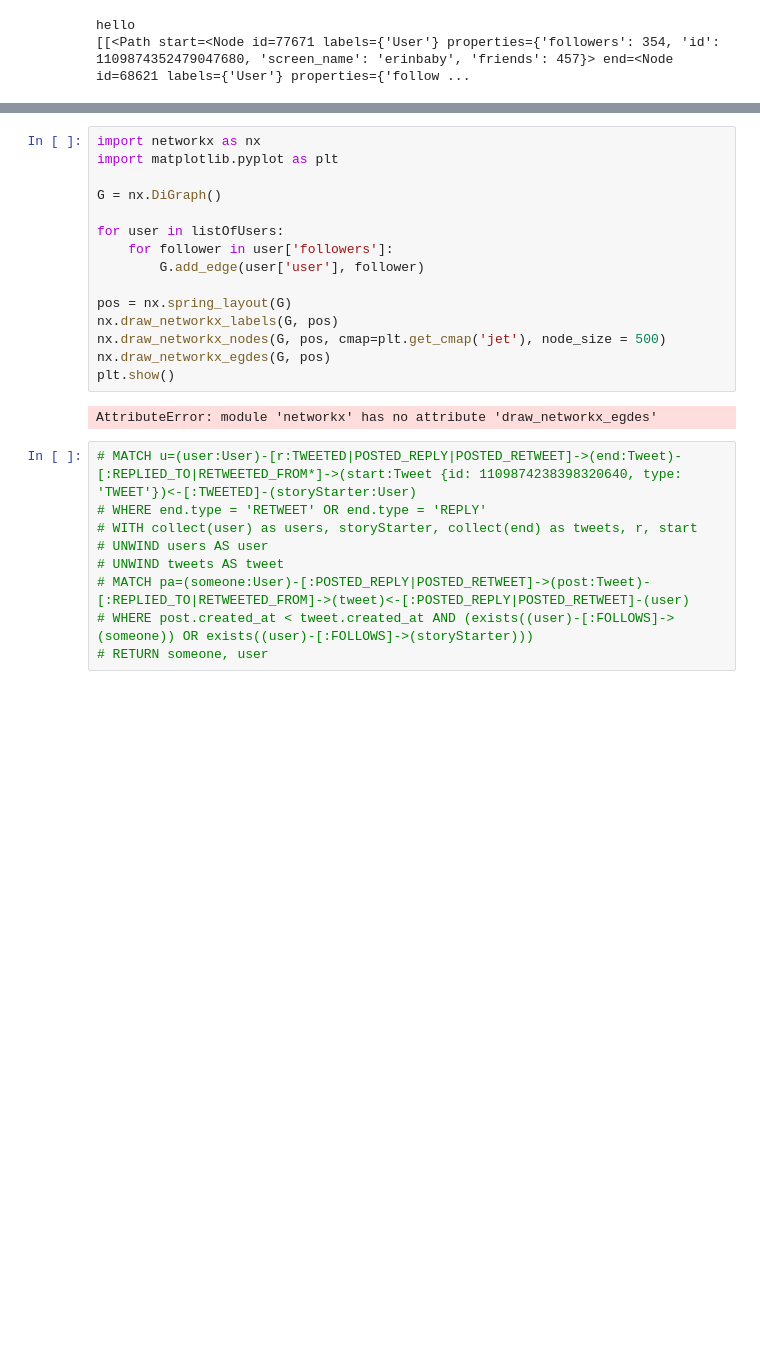
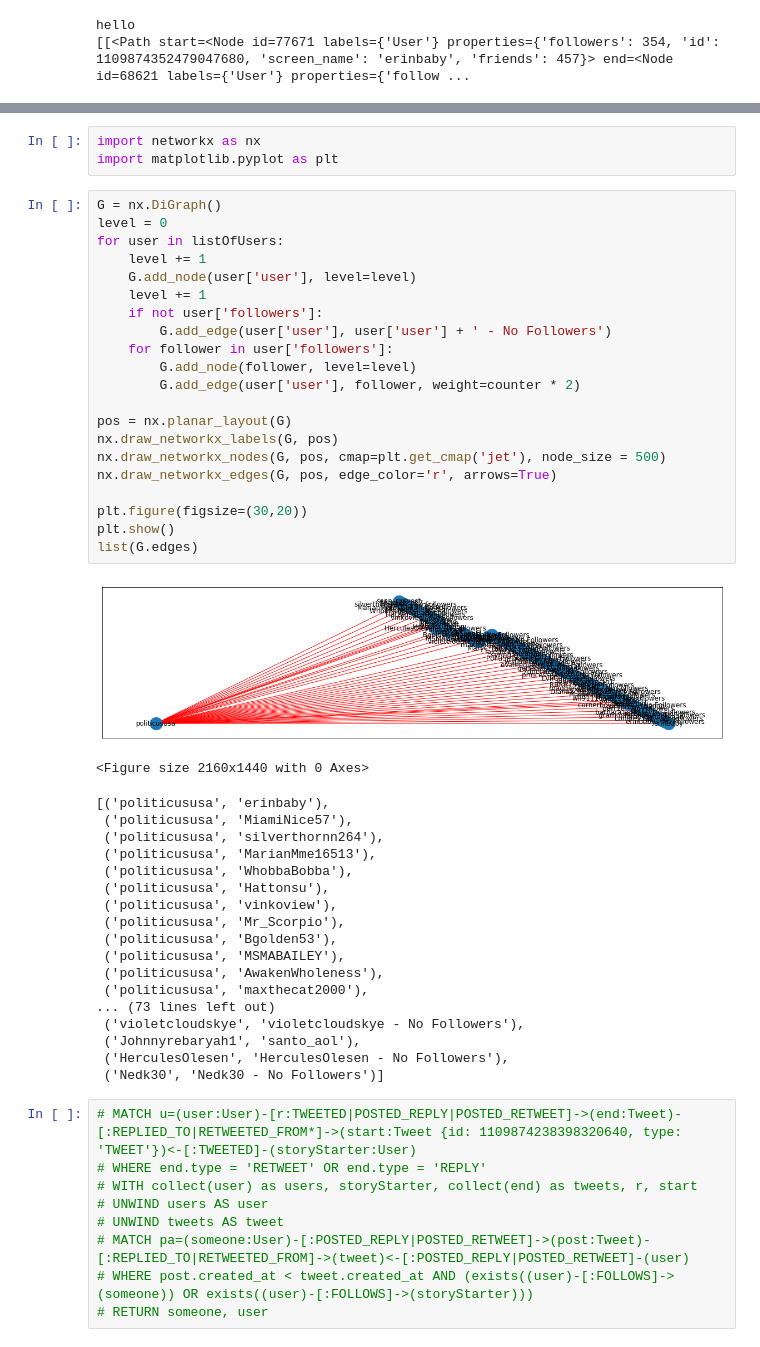
Before and after one commit to polyzos/thesis, a Jupyter notebook: GraphNotebook.ipynb, the cells around one changed output, grey strips where cells are left out. Saved outputs shown, nothing was run; the diff lists cells and outputs as text; blank space fills up the shorter version.

Commit message:
fixing the graph output

```diff
--- a/GraphNotebook.ipynb
+++ b/GraphNotebook.ipynb
@@ -161,20 +161,47 @@ for tw_id in listOfIds:
+# %%
+import networkx as nx
+import matplotlib.pyplot as plt
 # %%
-import networkx as nx
-import matplotlib.pyplot as plt
+G = nx.DiGraph()
+level = 0
+for user in listOfUsers:
+    level += 1
+    G.add_node(user['user'], level=level)
+    level += 1
+    if not user['followers']:
+        G.add_edge(user['user'], user['user'] + ' - No Followers')
+    for follower in user['followers']:
+        G.add_node(follower, level=level)
+        G.add_edge(user['user'], follower, weight=counter * 2)
 
-G = nx.DiGraph()
-
-for user in listOfUsers:
-    for follower in user['followers']:
-        G.add_edge(user['user'], follower)
-
-pos = nx.spring_layout(G)
+pos = nx.planar_layout(G)
 nx.draw_networkx_labels(G, pos)
 nx.draw_networkx_nodes(G, pos, cmap=plt.get_cmap('jet'), node_size = 500)
-nx.draw_networkx_egdes(G, pos)
+nx.draw_networkx_edges(G, pos, edge_color='r', arrows=True)
+
+plt.figure(figsize=(30,20))
 plt.show()
+list(G.edges)
 # %% [output]
+[figure, added]
-AttributeError: module 'networkx' has no attribute 'draw_networkx_egdes'
+<Figure size 2160x1440 with 0 Axes>
+[('politicususa', 'erinbaby'),
+ ('politicususa', 'MiamiNice57'),
+ ('politicususa', 'silverthornn264'),
+ ('politicususa', 'MarianMme16513'),
+ ('politicususa', 'WhobbaBobba'),
+ ('politicususa', 'Hattonsu'),
+ ('politicususa', 'vinkoview'),
+ ('politicususa', 'Mr_Scorpio'),
+ ('politicususa', 'Bgolden53'),
+ ('politicususa', 'MSMABAILEY'),
+ ('politicususa', 'AwakenWholeness'),
+ ('politicususa', 'maxthecat2000'),
+... (73 lines left out)
+ ('violetcloudskye', 'violetcloudskye - No Followers'),
+ ('Johnnyrebaryah1', 'santo_aol'),
+ ('HerculesOlesen', 'HerculesOlesen - No Followers'),
+ ('Nedk30', 'Nedk30 - No Followers')]
 # %%
 # MATCH u=(user:User)-[r:TWEETED|POSTED_REPLY|POSTED_RETWEET]->(end:Tweet)-[:REPLIED_TO|RETWEETED_FROM*]->(start:Tweet {id: 1109874238398320640, type: 'TWEET'})<-[:TWEETED]-(storyStarter:User)
 # WHERE end.type = 'RETWEET' OR end.type = 'REPLY'
```
Also changed, not shown: parts of 1 cell of this notebook.
